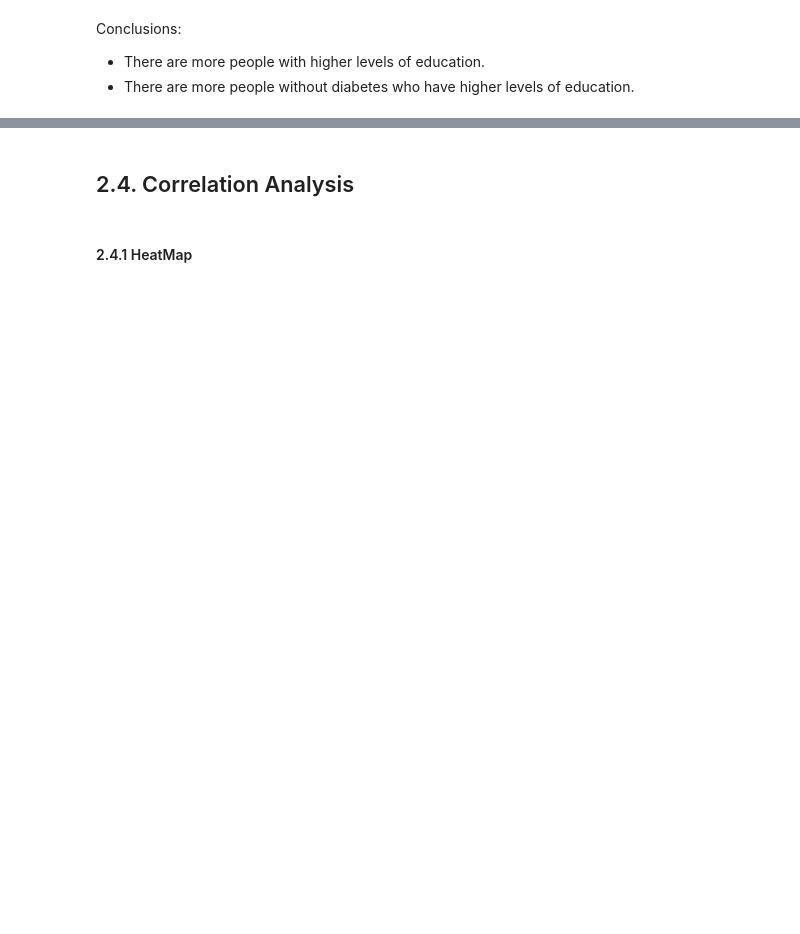
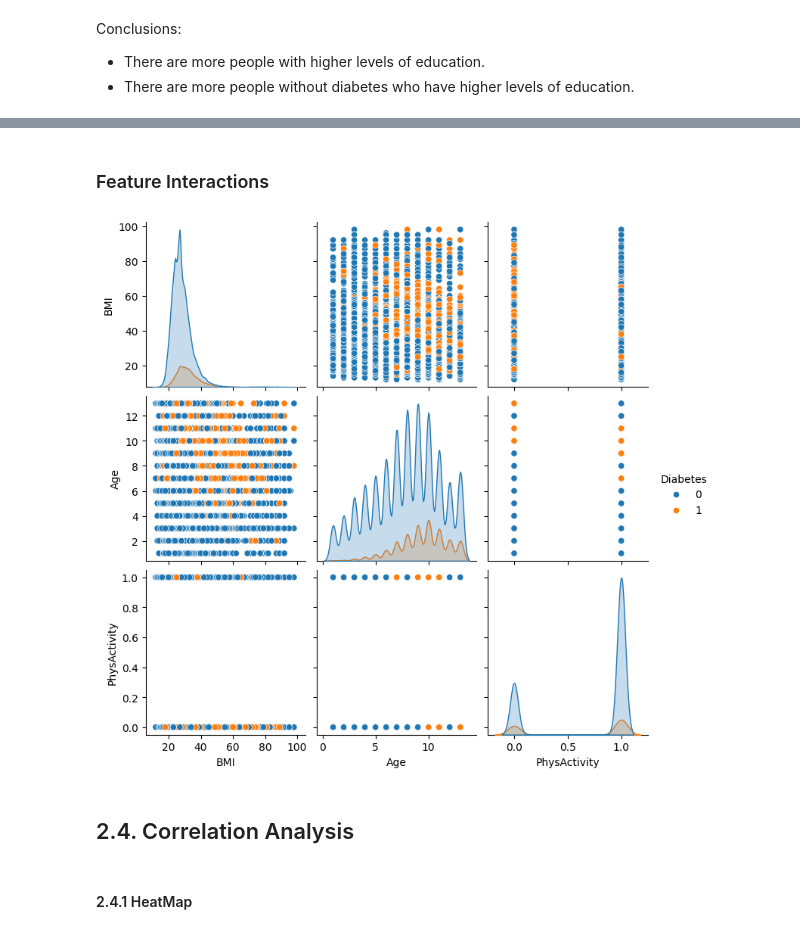
Before and after one commit to sophie-mc-dev/unibo-big-data-analytics, a Jupyter notebook: notebooks/main.ipynb, the cells around one changed output, grey strips where cells are left out. Saved outputs shown, nothing was run; the diff lists cells and outputs as text; code cells hidden in the pictures; blank space fills up the shorter version.

```diff
--- a/notebooks/main.ipynb
+++ b/notebooks/main.ipynb
@@ -370,3 +574,10 @@ Conclusions:
+# %% [markdown]
+### Feature Interactions
+# %%
+sns.pairplot(df, hue='Diabetes', vars=['BMI', 'Age', 'PhysActivity'])
+plt.show()
+# %% [output]
+[figure, added]
 # %% [markdown]
 ## 2.4. Correlation Analysis
 # %% [markdown]
```
Also changed, not shown: parts of 34 cells of this notebook.
